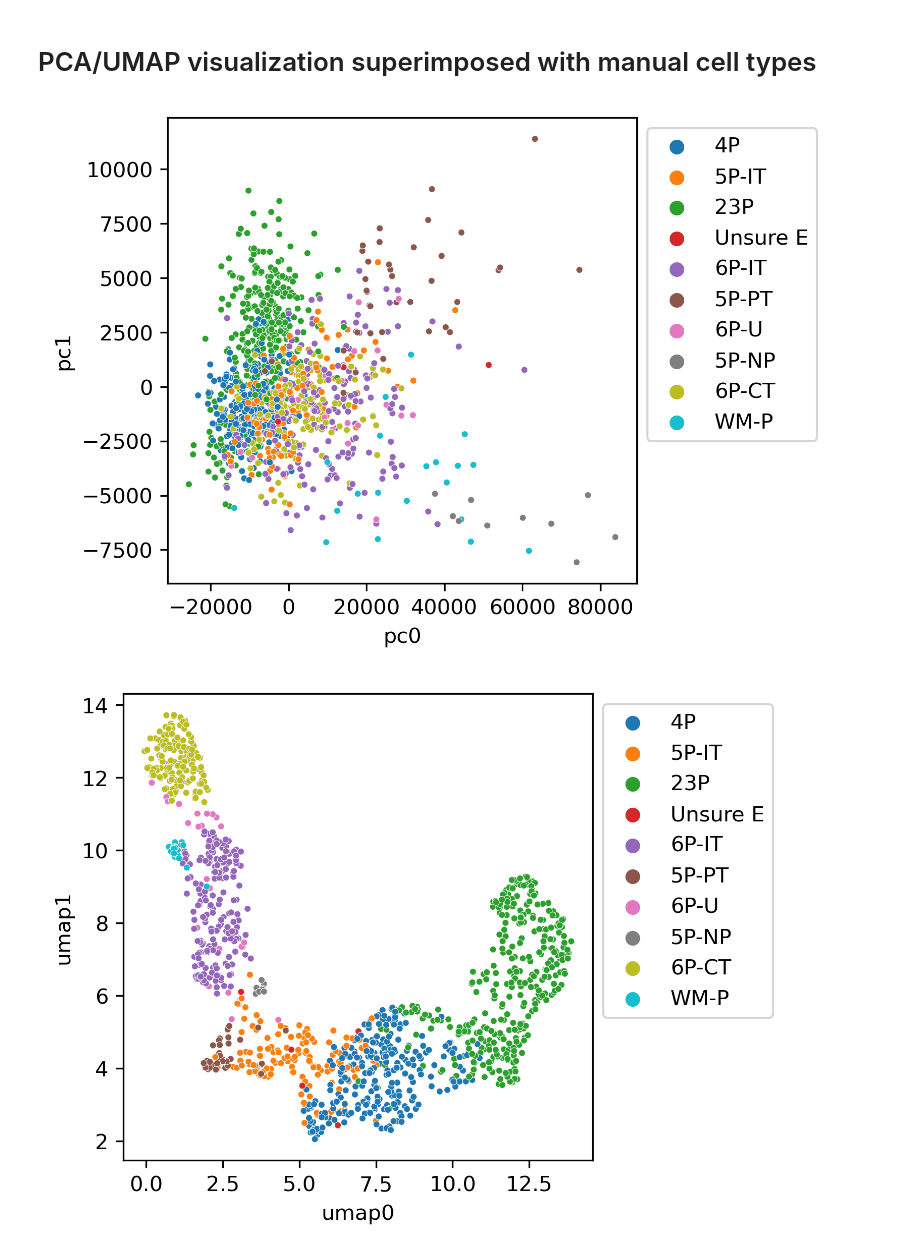
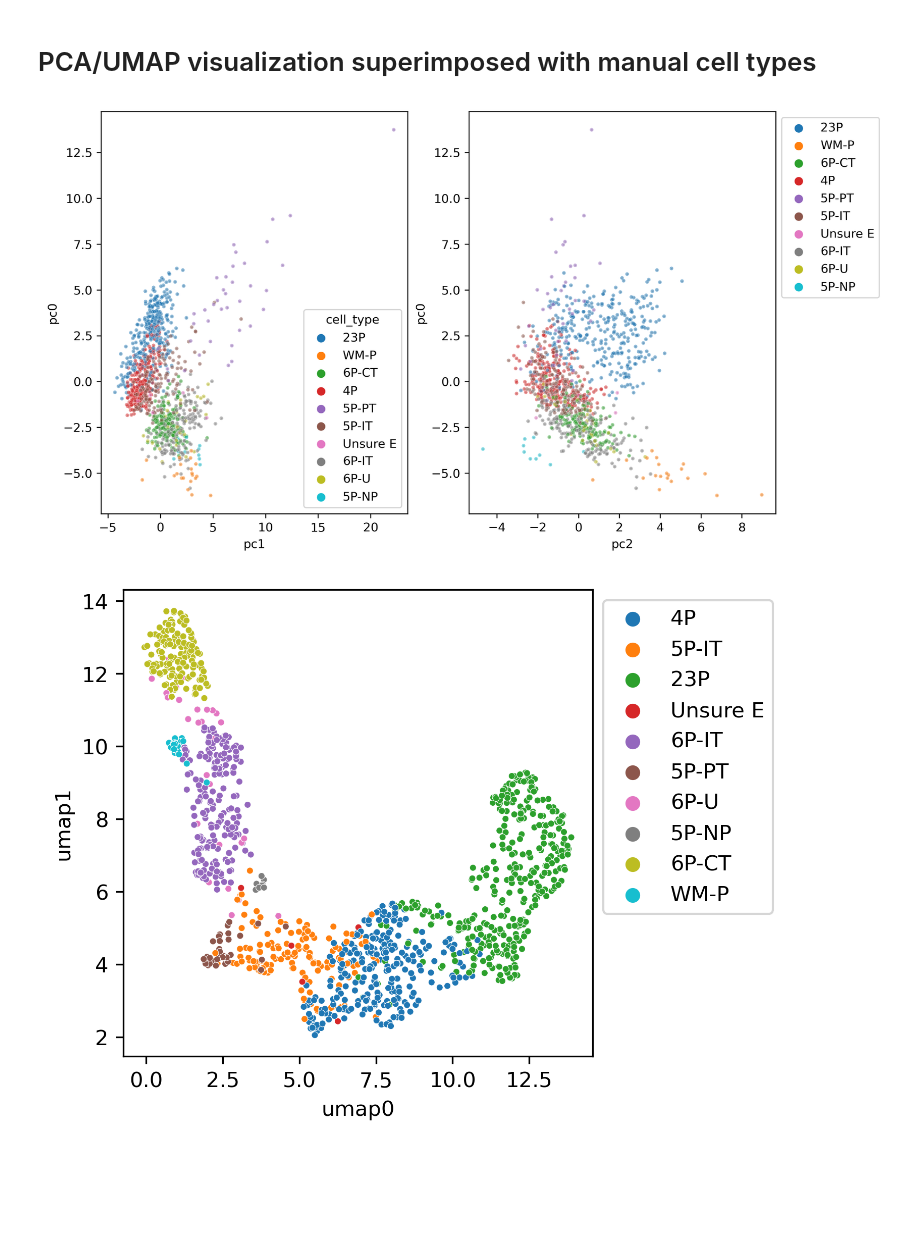
Before and after one commit to AllenInstitute/SWDB_CellTypeFunction, a Jupyter notebook: workshop1_AA/Day3_structuralDataClustering_combined.ipynb, the cells around one changed output. Saved outputs shown, nothing was run; the diff lists cells and outputs as text; code cells hidden in the pictures; blank space fills up the shorter version.

```diff
--- a/workshop1_AA/Day3_structuralDataClustering_combined.ipynb
+++ b/workshop1_AA/Day3_structuralDataClustering_combined.ipynb
@@ -373,7 +398,8 @@ import seaborn as sns
 <p> For demonstration purposes, we import features from a larger list of excitatory cells:
 # %%
 # read features from existing csv files
-feat_df = pd.read_csv('./data/excitatory_properties.csv')
+#feat_df = pd.read_csv('./data/excitatory_properties.csv')
+feat_df = pd.read_feather('./data/dfct_e.feather')
 # %% [markdown]
 # What features does the dataframe consist of?
 # %%
@@ -480,29 +565,57 @@ reduced_data.shape
 # We will append this to the original dataframe as the PC0, PC1 components
 feat_df['pc0'] = reduced_data[:,0]
 feat_df['pc1'] = reduced_data[:,1]
+feat_df['pc2'] = reduced_data[:,2]
 # %% [markdown]
 # PCA/UMAP visualization superimposed with manual cell types
 # %%
 # PCA
-fig, ax = plt.subplots(figsize=(4, 4), dpi=300)
+fig, (ax0, ax1) = plt.subplots(1, 2, figsize=(10, 6), dpi=300)
+
 sns.scatterplot(
-    x="pc0",
-    y="pc1",
+    x="pc1",
+    y="pc0",
     data=feat_df,
+    ax=ax0,
     s=2,
     alpha=0.2,
     color='k',
 )
 
 sns.scatterplot(
-    x="pc0",
-    y="pc1",
-    data=feat_df.query('cell_type_manual != "Unsure I"'),
+    x="pc1",
+    y="pc0",
+    data=feat_df.query('cell_type != "Unsure I"'),
     s=10,
-    hue="cell_type_manual",
+    alpha=0.5,
+    hue="cell_type",
+    ax=ax0
 
 )
 
-ax.legend().set_bbox_to_anchor((1,1))
+#ax0.legend().set_bbox_to_anchor((1,1))
+
+sns.scatterplot(
+    x="pc2",
+    y="pc0",
+    data=feat_df,
+    ax=ax1,
+    s=2,
+    alpha=0.2,
+    color='k',
+)
+
+sns.scatterplot(
+    x="pc2",
+    y="pc0",
+    data=feat_df.query('cell_type != "Unsure I"'),
+    s=10,
+    alpha=0.5,
+    hue="cell_type",
+    ax=ax1
+
+)
+
+ax1.legend().set_bbox_to_anchor((1,1))
 # %% [output]
-[figure, old version]
+[figure, new version]
```
Also changed, not shown: parts of 25 cells of this notebook.
